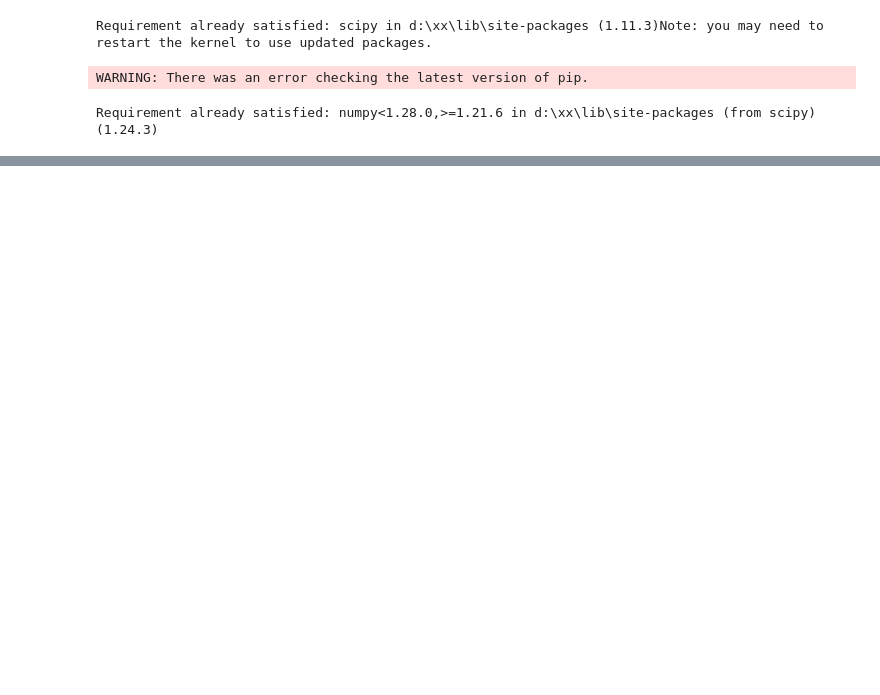
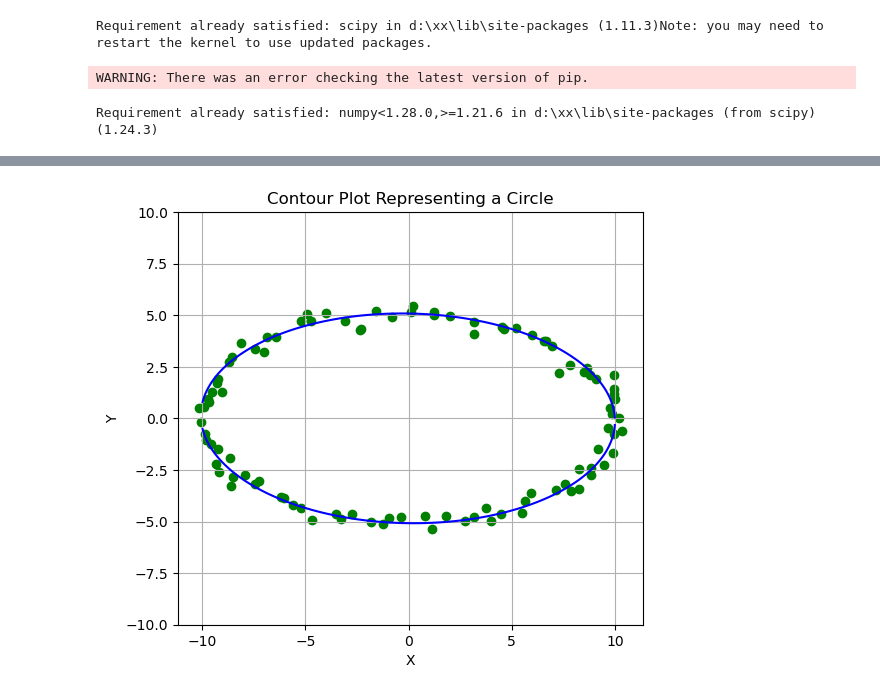
Before and after one commit to 273A-project/273A-Project, a Jupyter notebook: learn_poly.ipynb, the cells around one changed output, grey strips where cells are left out. Drawn from its saved outputs; the diff is of its cells as text; code cells hidden in the pictures; blank space fills up the shorter version.

```diff
--- a/learn_poly.ipynb
+++ b/learn_poly.ipynb
@@ -61,0 +149,30 @@ Best fit coefficients: [ 9.99181619e-03  3.99661970e-02  1.44961965e-07  9.20257
+# %%
+import numpy as np
+import matplotlib.pyplot as plt
+
+def eval_2nd_degree(coeffs, x, y):
+    return coeffs[0]*x**2 + coeffs[1]*y**2 + coeffs[2]*x*y + coeffs[3]*x + coeffs[4]*y + coeffs[5]
+
+# Use your best fit coefficients here
+#best_fit_coeffs = [1, 1, 0, 0, 0, -25]  # Example coefficients for a circle
+
+# Generate a grid of x and y values
+x = np.linspace(-10, 10, 400)
+y = np.linspace(-10, 10, 400)
+X, Y = np.meshgrid(x, y)
+
+# Evaluate the polynomial on the grid
+Z = eval_2nd_degree(best_fit_coeffs, X, Y)
+
+# Plotting the contour at level 0 (which should represent the circle)
+plt.figure(figsize=(6, 6))
+plt.scatter(x_y_pairs_noisy[:, 0], x_y_pairs_noisy[:, 1], color='green', label='Noisy Data')
+plt.contour(X, Y, Z, levels=[0], colors='blue')  # Level curve at 0
+plt.title('Contour Plot Representing a Circle')
+plt.xlabel('X')
+plt.ylabel('Y')
+plt.grid(True)
+plt.gca().set_aspect('equal', adjustable='box')  # Set equal scaling
+plt.show()
+# %% [output]
+[figure, added]
```
Also changed, not shown: parts of 6 cells of this notebook, 2 other files.
